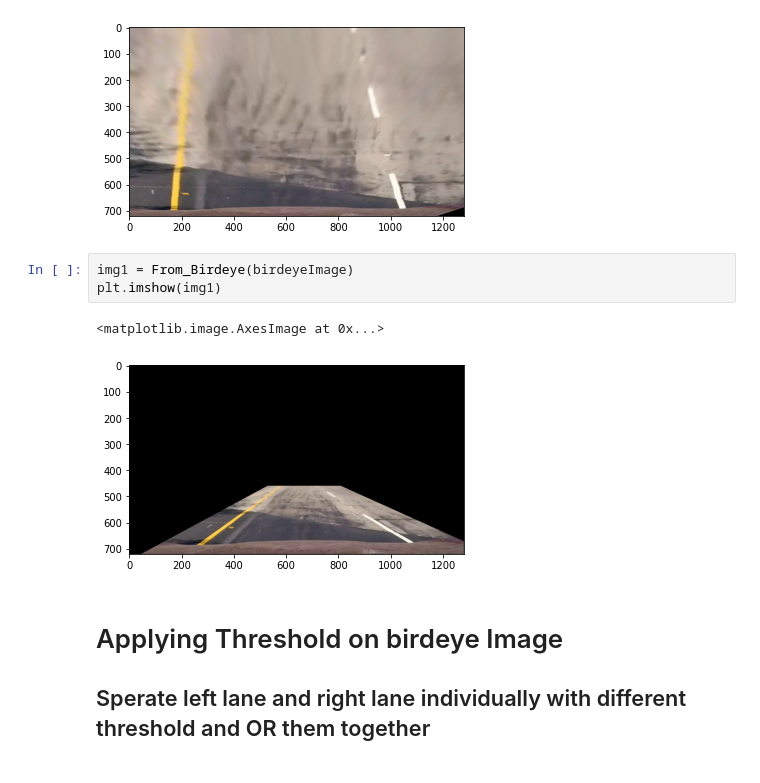
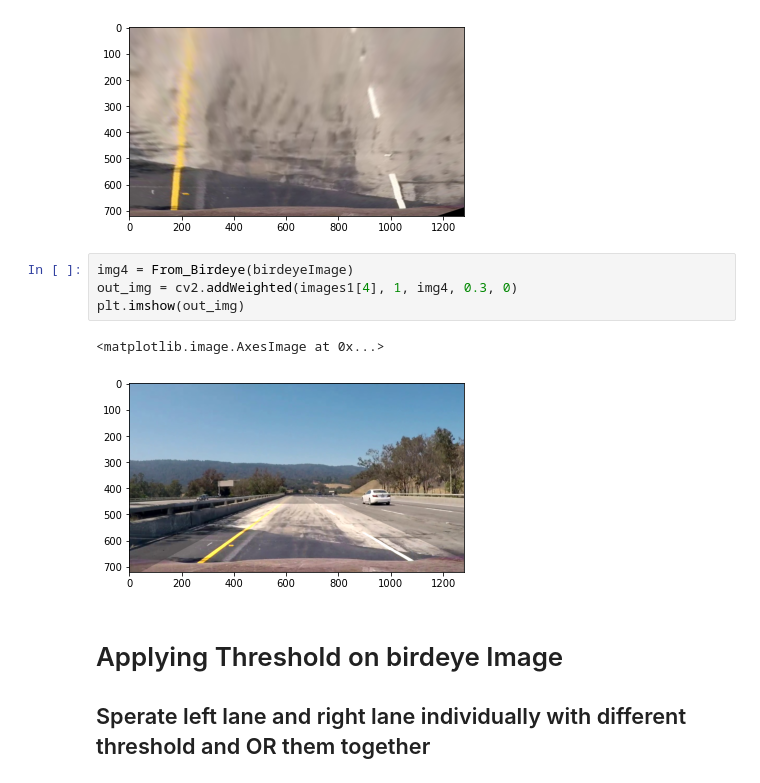
Before and after one commit to MohamedAbdelAzeem/Lane-Detection, a Jupyter notebook: Lane_Detection.ipynb, the cells around one changed output. Saved outputs shown, nothing was run; the diff lists cells and outputs as text.

```diff
--- a/Lane_Detection.ipynb
+++ b/Lane_Detection.ipynb
@@ -213,12 +213,13 @@ plt.imshow(birdeyeImage)
 # %% [output]
 <matplotlib.image.AxesImage at 0x...>
 [figure]
-# %%
-img1 = From_Birdeye(birdeyeImage)
-plt.imshow(img1)
-# %% [output]
-<matplotlib.image.AxesImage at 0x...>
-[figure, removed]
+# %%
+img4 = From_Birdeye(birdeyeImage)
+out_img = cv2.addWeighted(images1[4], 1, img4, 0.3, 0)
+plt.imshow(out_img)
+# %% [output]
+<matplotlib.image.AxesImage at 0x...>
+[figure, added]
 # %% [markdown]
 # Applying Threshold on birdeye Image
 ## Sperate left lane and right lane individually with different threshold  and OR them together
```
Also changed, not shown: parts of 6 cells of this notebook.
